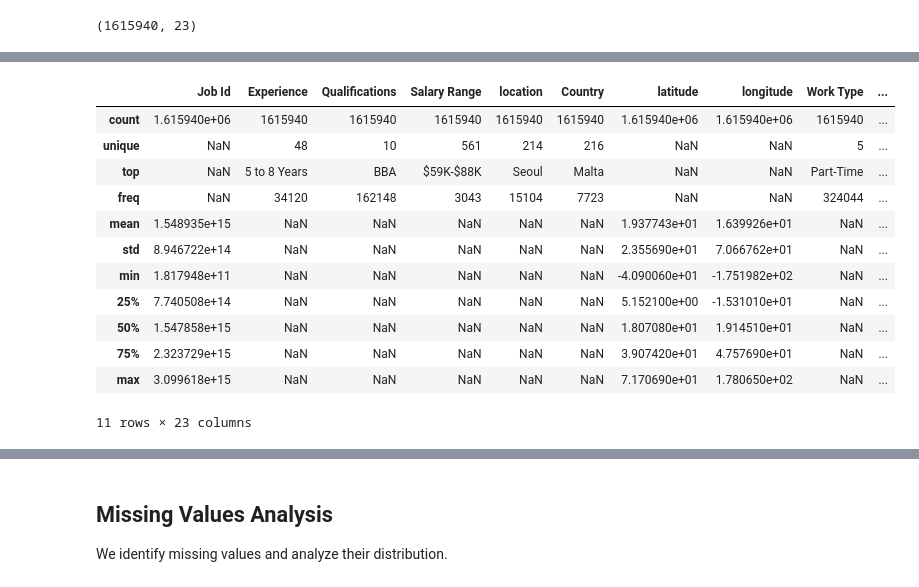
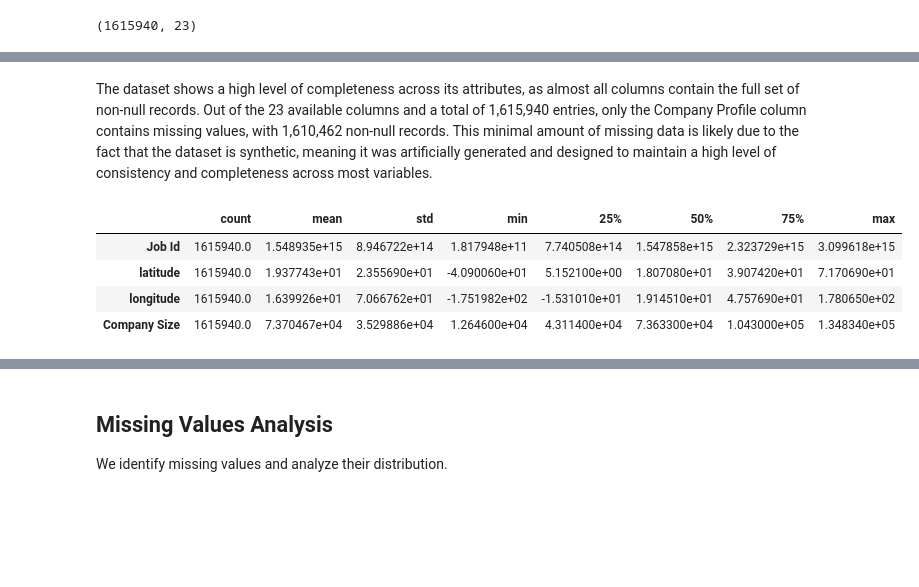
Before and after one commit to PosgradoMNA/TC5035.10-Equipo-60-EDA, a Jupyter notebook: src/main.ipynb, the cells around one changed output, grey strips where cells are left out. Drawn from its saved outputs; the diff is of its cells as text; code cells hidden in the pictures; blank space fills up the shorter version.

```diff
--- a/src/main.ipynb
+++ b/src/main.ipynb
@@ -19,6 +19,8 @@ import seaborn as sns
 from collections import Counter
 
 sns.set(style="whitegrid")
+# %%
+pd.set_option('display.max_colwidth', None)
 # %%
 df = pd.read_csv("../data/job_descriptions.csv")
 df.head()
@@ -58,19 +90,13 @@ Data columns (total 23 columns):
  22  Company Profile   1610462 non-null  str
 dtypes: float64(2), int64(2), str(19)
 memory usage: 283.6 MB
+# %% [markdown]
+The dataset shows a high level of completeness across its attributes, as almost all columns contain the full set of non-null records. Out of the 23 available columns and a total of 1,615,940 entries, only the Company Profile column contains missing values, with 1,610,462 non-null records. This minimal amount of missing data is likely due to the fact that the dataset is synthetic, meaning it was artificially generated and designed to maintain a high level of consistency and completeness across most variables.
 # %%
-df.describe(include="all")
+df.describe().T
 # %% [output]
-|  | Job Id | Experience | Qualifications | Salary Range | location | Country | latitude | longitude | Work Type | ... |
-| count | 1.615940e+06 | 1615940 | 1615940 | 1615940 | 1615940 | 1615940 | 1.615940e+06 | 1.615940e+06 | 1615940 | ... |
-| unique | NaN | 48 | 10 | 561 | 214 | 216 | NaN | NaN | 5 | ... |
-| top | NaN | 5 to 8 Years | BBA | $59K-$88K | Seoul | Malta | NaN | NaN | Part-Time | ... |
-| freq | NaN | 34120 | 162148 | 3043 | 15104 | 7723 | NaN | NaN | 324044 | ... |
-| mean | 1.548935e+15 | NaN | NaN | NaN | NaN | NaN | 1.937743e+01 | 1.639926e+01 | NaN | ... |
-| std | 8.946722e+14 | NaN | NaN | NaN | NaN | NaN | 2.355690e+01 | 7.066762e+01 | NaN | ... |
-| min | 1.817948e+11 | NaN | NaN | NaN | NaN | NaN | -4.090060e+01 | -1.751982e+02 | NaN | ... |
-| 25% | 7.740508e+14 | NaN | NaN | NaN | NaN | NaN | 5.152100e+00 | -1.531010e+01 | NaN | ... |
-| 50% | 1.547858e+15 | NaN | NaN | NaN | NaN | NaN | 1.807080e+01 | 1.914510e+01 | NaN | ... |
-| 75% | 2.323729e+15 | NaN | NaN | NaN | NaN | NaN | 3.907420e+01 | 4.757690e+01 | NaN | ... |
-| max | 3.099618e+15 | NaN | NaN | NaN | NaN | NaN | 7.170690e+01 | 1.780650e+02 | NaN | ... |
+|  | count | mean | std | min | 25% | 50% | 75% | max |
+| Job Id | 1615940.0 | 1.548935e+15 | 8.946722e+14 | 1.817948e+11 | 7.740508e+14 | 1.547858e+15 | 2.323729e+15 | 3.099618e+15 |
+| latitude | 1615940.0 | 1.937743e+01 | 2.355690e+01 | -4.090060e+01 | 5.152100e+00 | 1.807080e+01 | 3.907420e+01 | 7.170690e+01 |
+| longitude | 1615940.0 | 1.639926e+01 | 7.066762e+01 | -1.751982e+02 | -1.531010e+01 | 1.914510e+01 | 4.757690e+01 | 1.780650e+02 |
+| Company Size | 1615940.0 | 7.370467e+04 | 3.529886e+04 | 1.264600e+04 | 4.311400e+04 | 7.363300e+04 | 1.043000e+05 | 1.348340e+05 |
-11 rows × 23 columns
```
Also changed, not shown: parts of 23 cells of this notebook.
